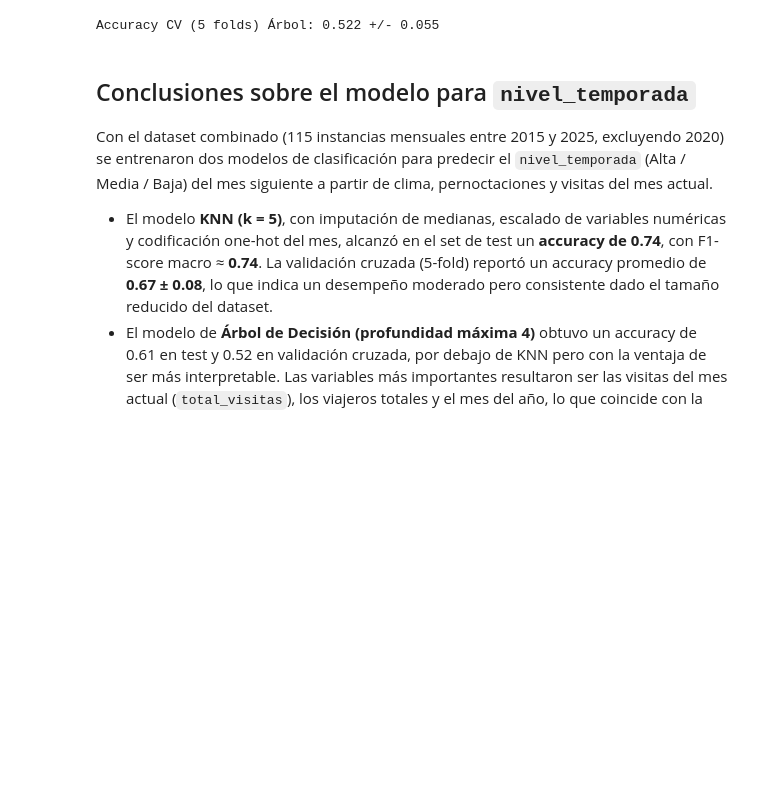
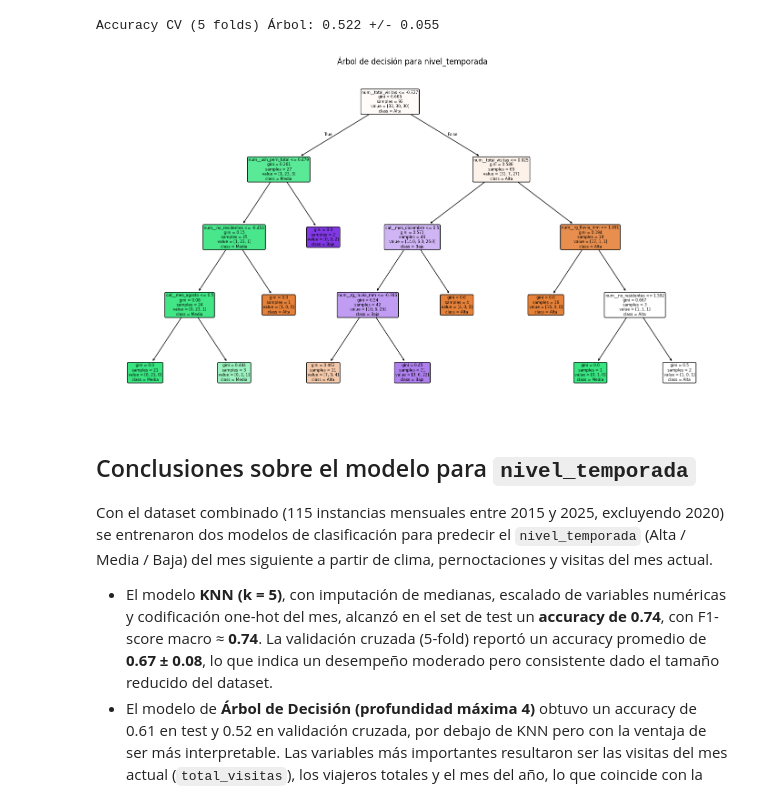
Before and after one commit to MatiasO2312/AA---Tierra-del-Fuego---Parque-Nacional, a Jupyter notebook: notebooks/02_modelo_clasificacion.ipynb, the cells around one changed output. Cells and saved outputs as stored; diff of their text form; code cells hidden in the pictures; blank space fills up the shorter version.

```diff
--- a/notebooks/02_modelo_clasificacion.ipynb
+++ b/notebooks/02_modelo_clasificacion.ipynb
@@ -466,6 +466,27 @@ print("Accuracy CV (5 folds) Árbol:", scores_tree.mean().round(3), "+/-", score
 weighted avg       0.59      0.61      0.59        23
 [figure]
 Accuracy CV (5 folds) Árbol: 0.522 +/- 0.055
+# %%
+from sklearn import tree
+
+# Extraer el árbol ya entrenado desde el pipeline
+clf_tree = tree_pipeline.named_steps['classifier']
+
+plt.figure(figsize=(14, 8))
+tree.plot_tree(
+    clf_tree,
+    feature_names=preprocessor.get_feature_names_out(),
+    class_names=['Alta','Media','Baja'],
+    filled=True,
+    rounded=True,
+    fontsize=6
+)
+plt.title('Árbol de decisión para nivel_temporada')
+plt.tight_layout()
+plt.savefig('arbol_decision_nivel_temporada.png', dpi=150)
+plt.show()
+# %% [output]
+[figure, added]
 # %% [markdown]
 ## Conclusiones sobre el modelo para `nivel_temporada`
 
```
